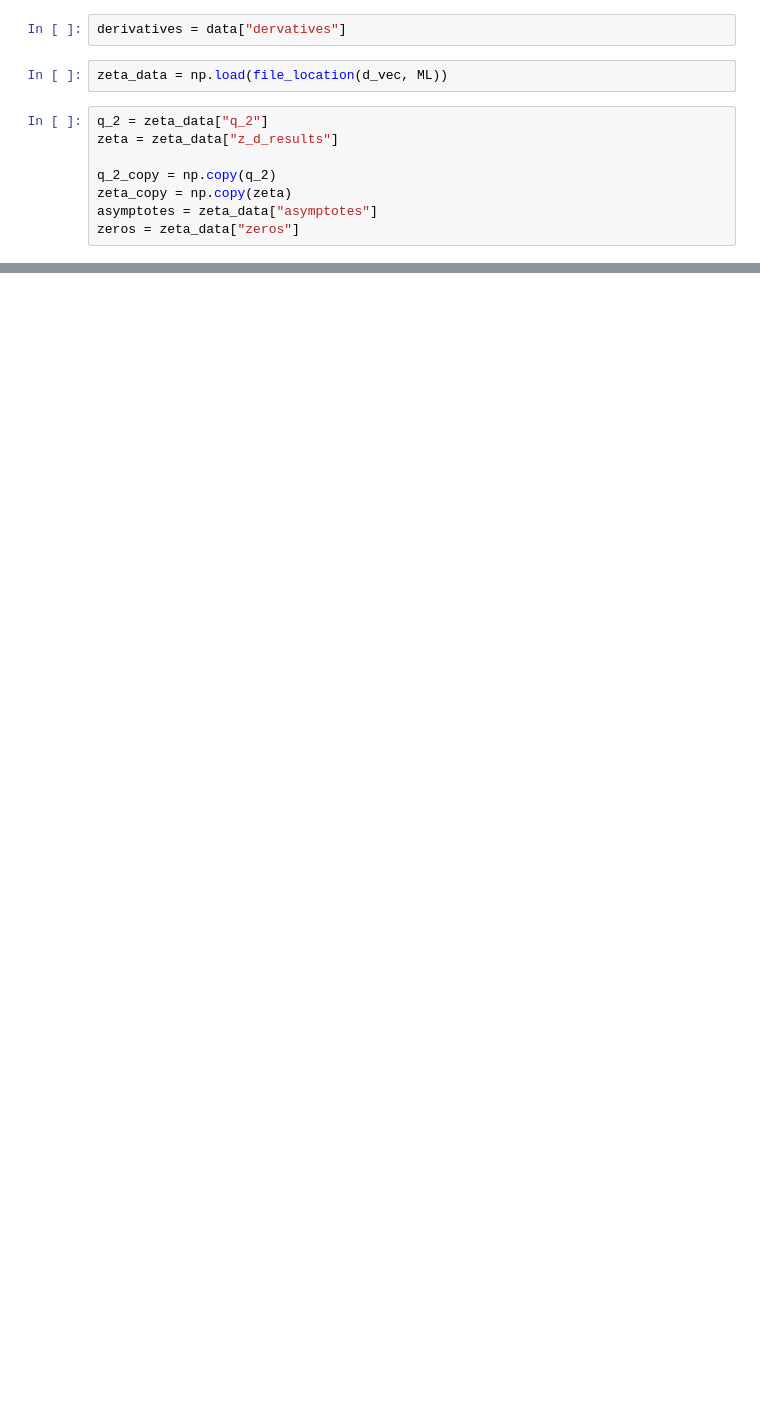
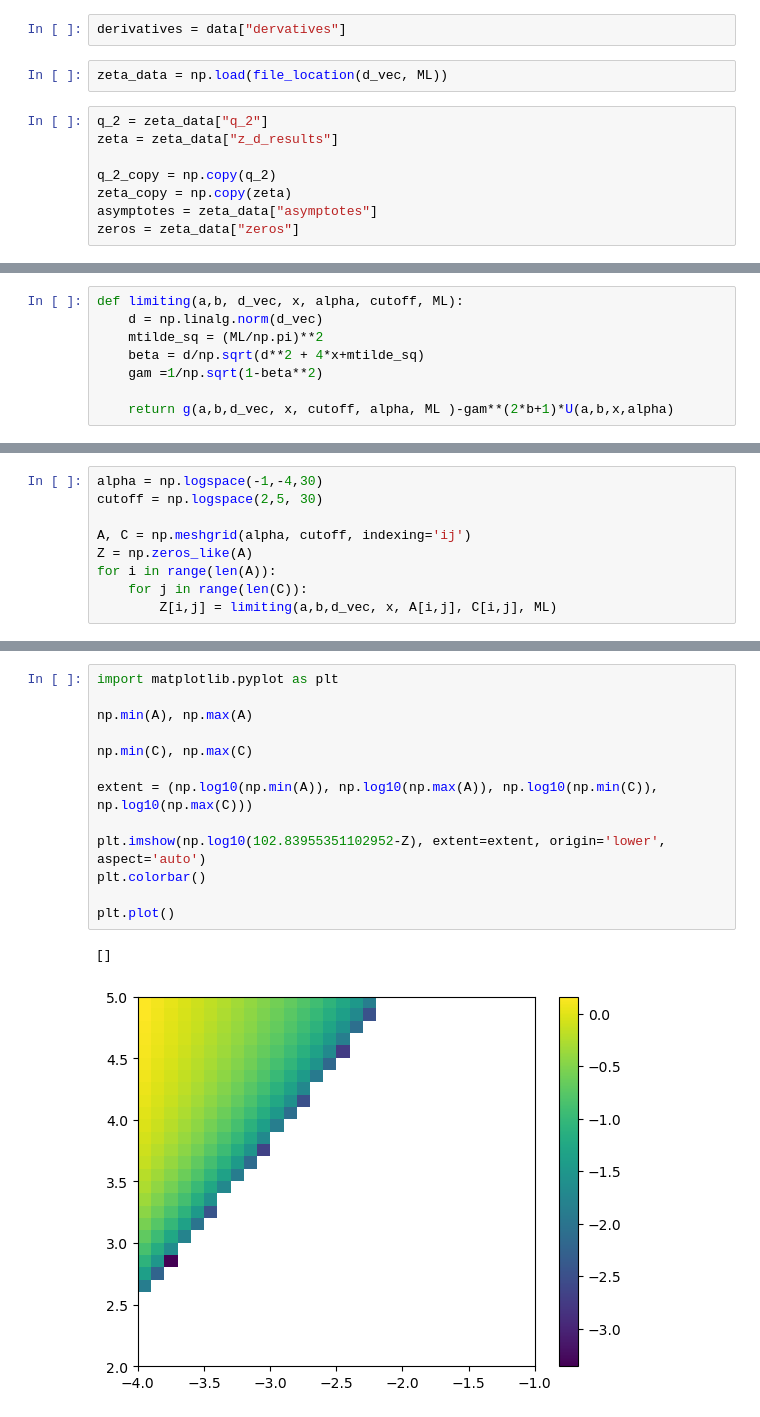
Before and after one commit to rc33051/MPhys-Code, a Jupyter notebook: Workbook_20_March.ipynb, the cells around one changed output, grey strips where cells are left out. Saved outputs shown, nothing was run; the diff lists cells and outputs as text; blank space fills up the shorter version.

```diff
--- a/Workbook_20_March.ipynb
+++ b/Workbook_20_March.ipynb
@@ -72,0 +103,8 @@ np.linalg.norm(1)
+# %%
+def limiting(a,b, d_vec, x, alpha, cutoff, ML):
+    d = np.linalg.norm(d_vec)
+    mtilde_sq = (ML/np.pi)**2
+    beta = d/np.sqrt(d**2 + 4*x+mtilde_sq)
+    gam =1/np.sqrt(1-beta**2)
+
+    return g(a,b,d_vec, x, cutoff, alpha, ML )-gam**(2*b+1)*U(a,b,x,alpha)
@@ -72,0 +130,9 @@ np.linalg.norm(1)
+# %%
+alpha = np.logspace(-1,-4,30)
+cutoff = np.logspace(2,5, 30)
+
+A, C = np.meshgrid(alpha, cutoff, indexing='ij')
+Z = np.zeros_like(A)
+for i in range(len(A)):
+    for j in range(len(C)):
+        Z[i,j] = limiting(a,b,d_vec, x, A[i,j], C[i,j], ML)
@@ -72,0 +157,16 @@ np.linalg.norm(1)
+# %%
+import matplotlib.pyplot as plt
+
+np.min(A), np.max(A)
+
+np.min(C), np.max(C)
+
+extent = (np.log10(np.min(A)), np.log10(np.max(A)), np.log10(np.min(C)), np.log10(np.max(C)))
+
+plt.imshow(np.log10(102.83955351102952-Z), extent=extent, origin='lower', aspect='auto')
+plt.colorbar()
+
+plt.plot()
+# %% [output]
+[]
+[figure, added]
```
Also changed, not shown: parts of 15 cells of this notebook, 2 other files.
